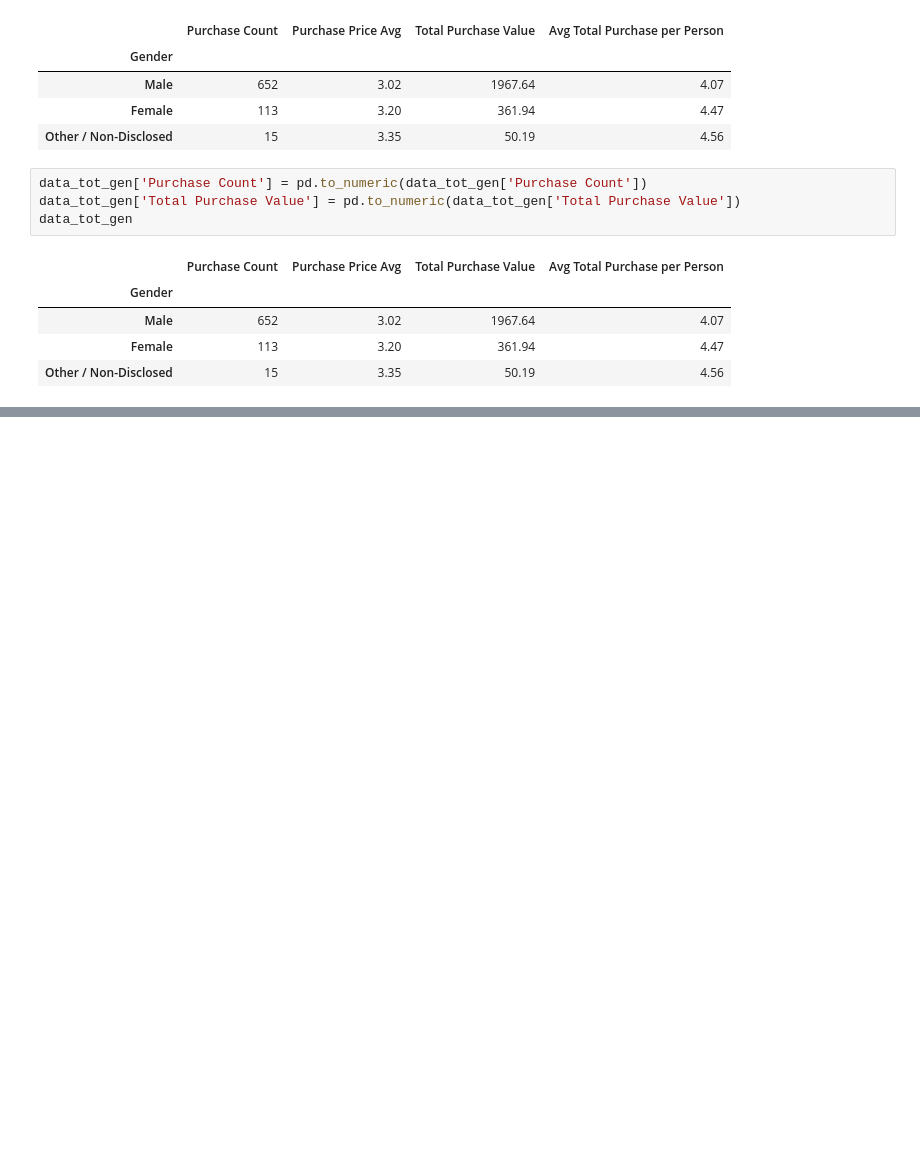
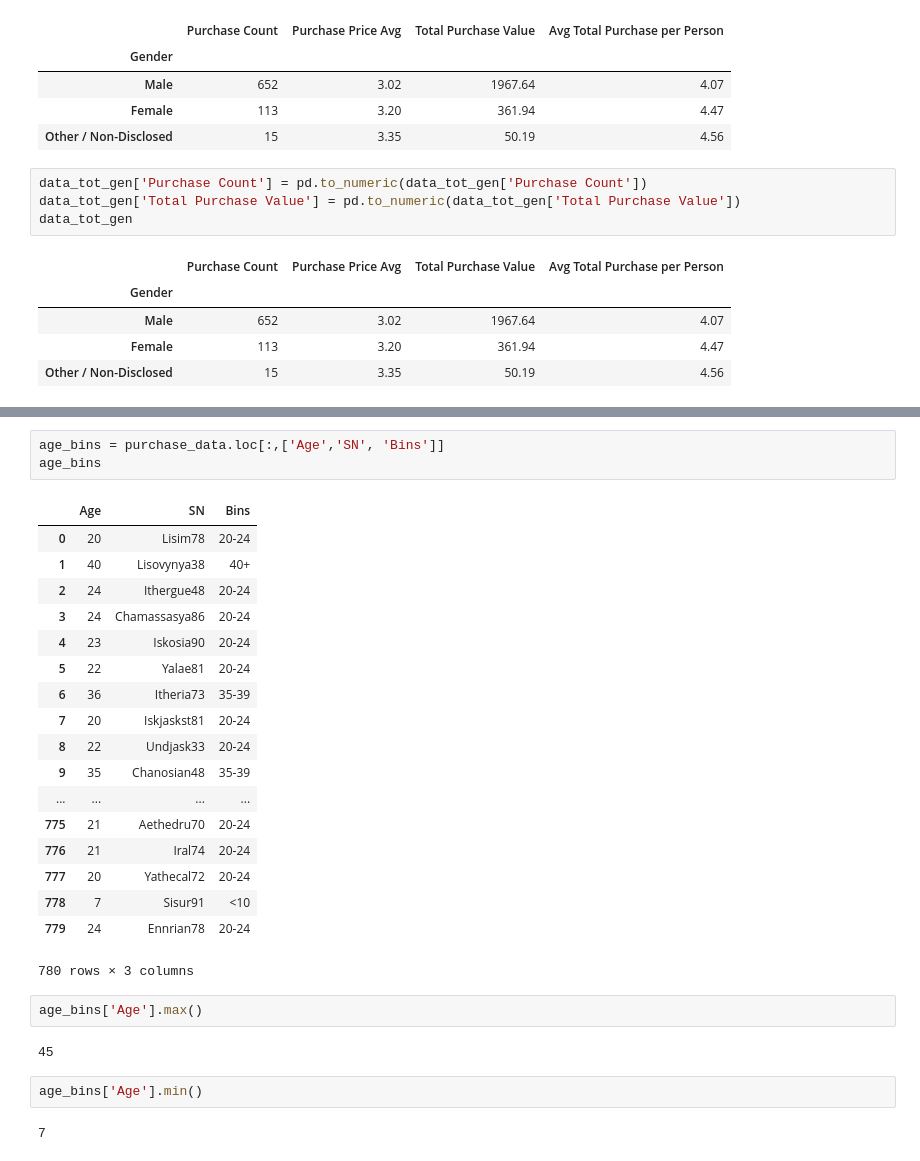
Before and after one commit to chriskalfas/Homework_Pandas_CDK, a Jupyter notebook: Pandas_hw_CDK.ipynb, the cells around one changed output, grey strips where cells are left out. Cells and saved outputs as stored; diff of their text form; blank space fills up the shorter version.

```diff
--- a/Pandas_hw_CDK.ipynb
+++ b/Pandas_hw_CDK.ipynb
@@ -332,0 +360,30 @@ data_tot_gen
+# %%
+age_bins = purchase_data.loc[:,['Age','SN', 'Bins']]
+age_bins
+# %% [output]
+|  | Age | SN | Bins |
+| 0 | 20 | Lisim78 | 20-24 |
+| 1 | 40 | Lisovynya38 | 40+ |
+| 2 | 24 | Ithergue48 | 20-24 |
+| 3 | 24 | Chamassasya86 | 20-24 |
+| 4 | 23 | Iskosia90 | 20-24 |
+| 5 | 22 | Yalae81 | 20-24 |
+| 6 | 36 | Itheria73 | 35-39 |
+| 7 | 20 | Iskjaskst81 | 20-24 |
+| 8 | 22 | Undjask33 | 20-24 |
+| 9 | 35 | Chanosian48 | 35-39 |
+| ... | ... | ... | ... |
+| 775 | 21 | Aethedru70 | 20-24 |
+| 776 | 21 | Iral74 | 20-24 |
+| 777 | 20 | Yathecal72 | 20-24 |
+| 778 | 7 | Sisur91 | <10 |
+| 779 | 24 | Ennrian78 | 20-24 |
+780 rows × 3 columns
+# %%
+age_bins['Age'].max()
+# %% [output]
+45
+# %%
+age_bins['Age'].min()
+# %% [output]
+7
```
Also changed, not shown: parts of 45 cells of this notebook.
